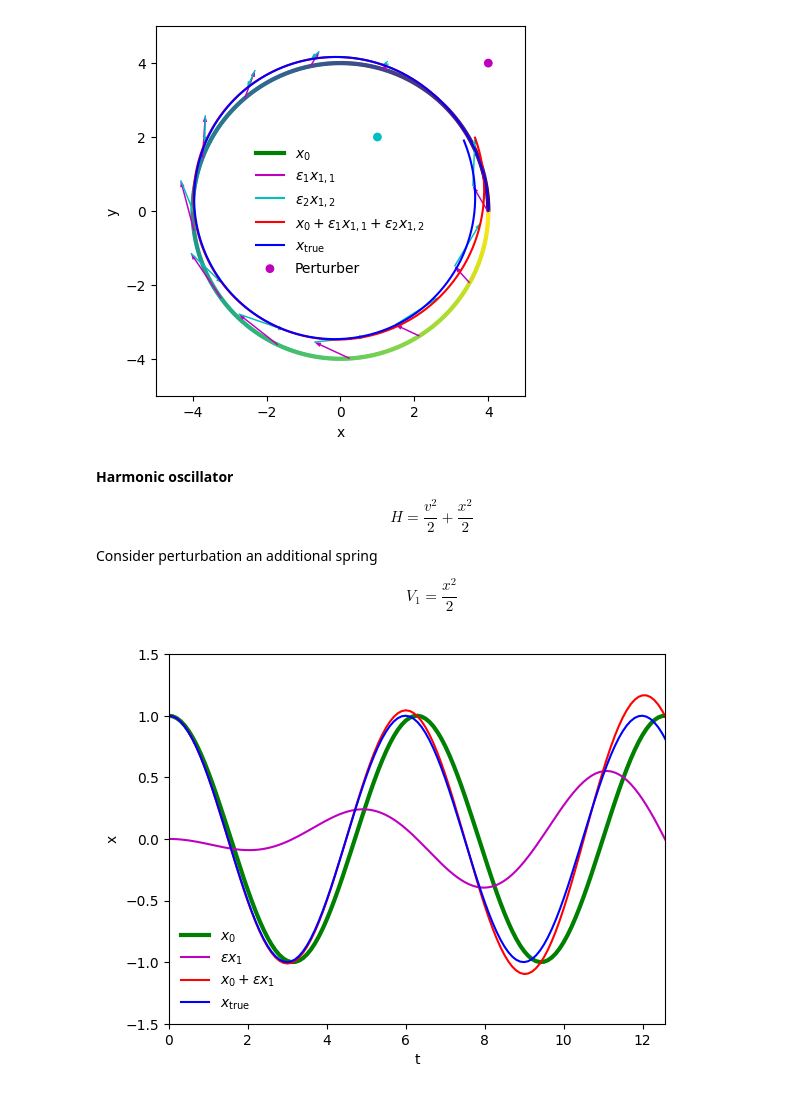
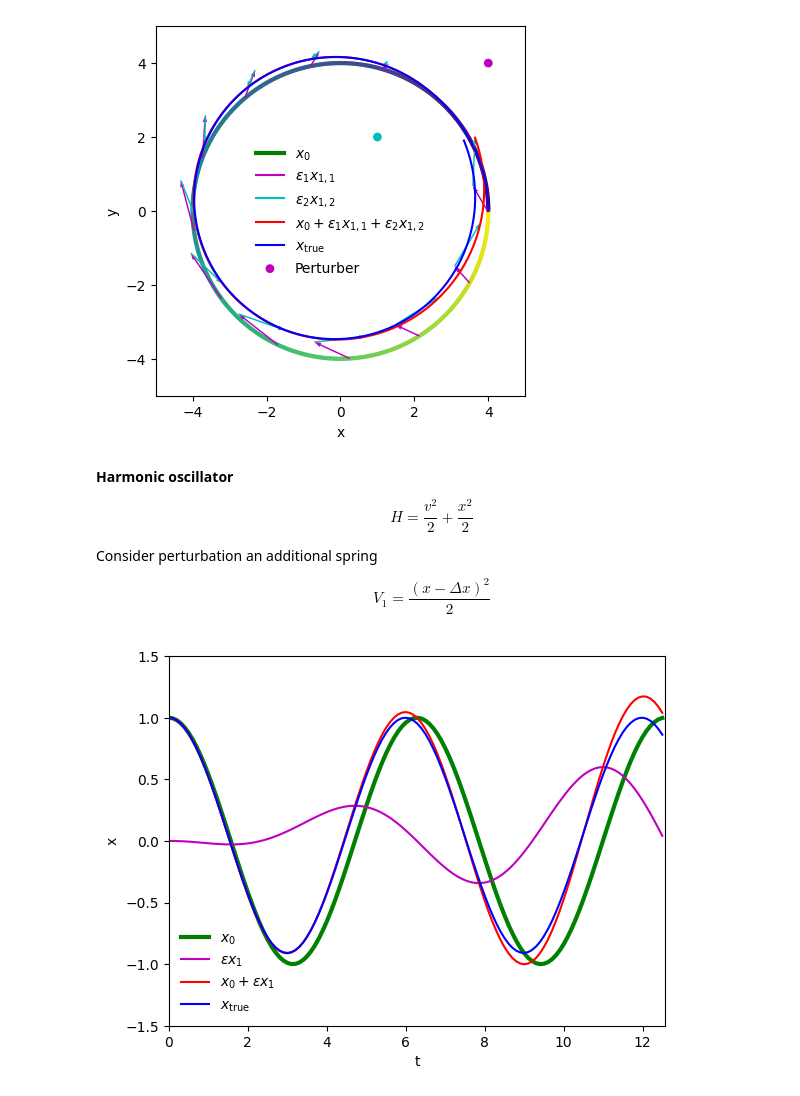
Before and after one commit to ybillchen/useful_scripts, a Jupyter notebook: Hamiltonian.ipynb, the cells around one changed output. Saved outputs shown, nothing was run; the diff lists cells and outputs as text; code cells hidden in the pictures.

```diff
--- a/Hamiltonian.ipynb
+++ b/Hamiltonian.ipynb
@@ -544,7 +544,7 @@ $$
 Consider perturbation an additional spring
 
 $$
-V_1 = \frac{x^2}{2}
+V_1 = \frac{(x-\Delta x)^2}{2}
 $$
 # %%
 # Base solution
@@ -559,7 +559,7 @@ def f(state, t):
 x0, v0 = 1.0, 0.0
 state0 = np.array([x0, v0])
 
-t_array = np.arange(0, 8*np.pi, 0.1)
+t_array = np.arange(0, 4*np.pi, 0.1)
 solution = odeint(f, state0, t_array)
 
 x, v = solution.T
@@ -572,12 +572,13 @@ vt = interp1d(t_array, v, fill_value='extrapolate')
 # Perturbation
 
 epsilon = 0.1
+dx = 0.5
 
 def f1(state, t):
     x1, v1 = state
     x, v = xt(t), vt(t)
 
-    dV1dx = x
+    dV1dx = x - dx
     T_term = 1 * x1 # tidal term
 
     dx1dt, dv1dt = v1, -T_term-dV1dx
@@ -586,36 +587,32 @@ def f1(state, t):
 state0 = np.array([0.0, 0.0])
 solution = odeint(f1, state0, t_array)
 
 x1, v1 = solution.T
 
-# for i in range(len(t_array)-1, 100, -40):
-#     ax.arrow(x[i],y[i],epsilon*x1[i],epsilon*y1[i], width=0.04, fc='m', ec='None', length_includes_head=True)
-# ax.plot([], [], c='m', label='$\epsilon x_1$')
-
 ax.plot(t_array, epsilon*x1, c='m', label='$\epsilon x_1$')
 ax.plot(t_array, x+epsilon*x1, c='r', label='$x_0+\epsilon x_1$')
 
 # true solution
 
 def ftrue(state, t):
     x, v = state
-    dH1dx, dH1dv = x, 0
+    dH1dx, dH1dv = x - dx, 0
     return f(state, t) + epsilon*np.array([dH1dv, -dH1dx])
 
 x0, v0 = 1.0, 0.0
 state0 = np.array([x0, v0])
 solution = odeint(ftrue, state0, t_array)
 
 xtrue, vtrue = solution.T
 
 ax.plot(t_array, xtrue, c='b', label=r'$x_{\rm true}$')
 
 ax.legend(frameon=False, loc='lower left')
 
 ax.set_xlim(0,4*np.pi)
 ax.set_ylim(-1.5,1.5)
 ax.set_xlabel('t')
 ax.set_ylabel('x')
 plt.show()
 # %% [output]
-[figure, old version]
+[figure, new version]
```
